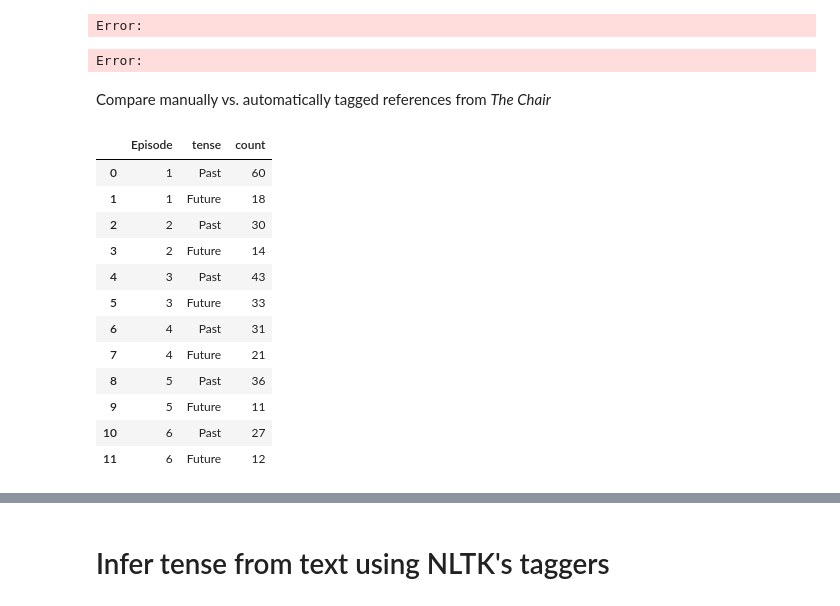
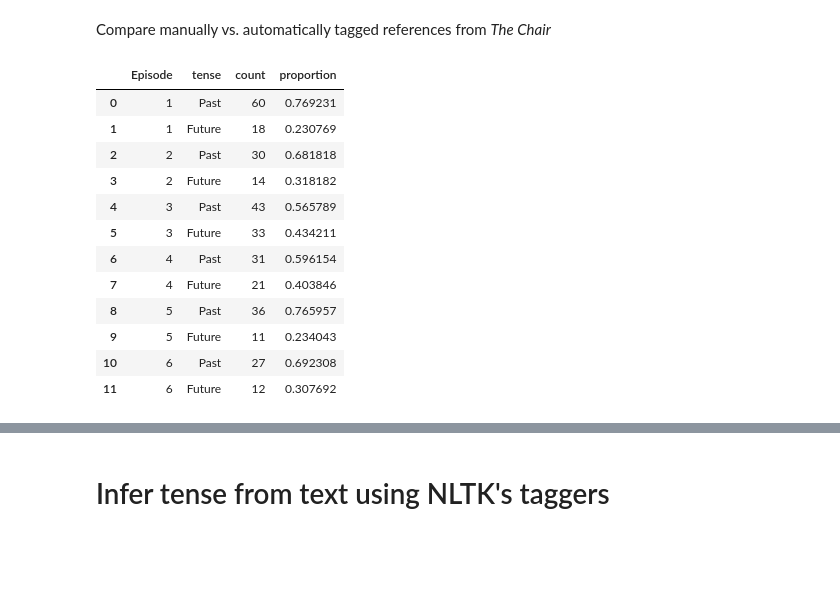
Before and after one commit to ContextLab/prediction-retrodiction-paper, a Jupyter notebook: code/meta-analysis.ipynb, the cells around one changed output, grey strips where cells are left out. Cells and saved outputs as stored; diff of their text form; code cells hidden in the pictures; blank space fills up the shorter version.

Commit message:
backing up automatic tagging and comparison analysis with manually tagged events from The Chair

```diff
--- a/code/meta-analysis.ipynb
+++ b/code/meta-analysis.ipynb
@@ -101,16 +34,3 @@ from langchain.prompts import PromptTemplate
-# %%
-hf_api_key_fname = Path.cwd().parent.joinpath('data', 'hf_api_key.txt')
-with open(hf_api_key_fname) as f:
-    hf_api_key = f.read().strip()
-
-llm = HuggingFacePipeline.from_model_id(
-    model_id='meta-llama/Llama-2-70b-chat-hf',
-    task='text-generation',
-    model_kwargs={'max_length': 64, 'token': hf_api_key}
-)
-# %% [output]
-Error:
-Error:
 # %%
 prompt_file = Path.cwd().parent.joinpath('data', 'prompt.txt')
 api_key_file = Path.cwd().parent.joinpath('data', 'api_key.txt')
@@ -235,35 +137,36 @@ Compare manually vs. automatically tagged references from *The Chair*
 # %%
 # fill in proportions for manual reference counts
 ref_fname = str(Path.cwd().parent.joinpath('data', 'the_chair', 'the_chair_manual_reference_counts.csv'))
 manual = pd.read_csv(ref_fname)
 manual['Total'] = manual['Past'] + manual['Future']
 
 # # compute proportions
 # manual['p(Past)'] = manual['Past'] / manual['Total']
 # manual['p(Future)'] = manual['Future'] / manual['Total']
 
 manual.reset_index(inplace=True)
 manual['Episode'] = manual['index'] + 1
 manual.drop(['index', 'Total'], axis=1, inplace=True)
 
 manual = manual.melt(var_name='tense', value_name='count', id_vars=['Episode'])
 manual.sort_values(['Episode'], inplace=True)
 manual.reset_index(inplace=True, drop=True)
+manual['proportion'] = manual['count'] / manual.groupby('Episode')['count'].transform('sum')
 manual
 # %% [output]
-|  | Episode | tense | count |
-| 0 | 1 | Past | 60 |
-| 1 | 1 | Future | 18 |
-| 2 | 2 | Past | 30 |
-| 3 | 2 | Future | 14 |
-| 4 | 3 | Past | 43 |
-| 5 | 3 | Future | 33 |
-| 6 | 4 | Past | 31 |
-| 7 | 4 | Future | 21 |
-| 8 | 5 | Past | 36 |
-| 9 | 5 | Future | 11 |
-| 10 | 6 | Past | 27 |
-| 11 | 6 | Future | 12 |
+|  | Episode | tense | count | proportion |
+| 0 | 1 | Past | 60 | 0.769231 |
+| 1 | 1 | Future | 18 | 0.230769 |
+| 2 | 2 | Past | 30 | 0.681818 |
+| 3 | 2 | Future | 14 | 0.318182 |
+| 4 | 3 | Past | 43 | 0.565789 |
+| 5 | 3 | Future | 33 | 0.434211 |
+| 6 | 4 | Past | 31 | 0.596154 |
+| 7 | 4 | Future | 21 | 0.403846 |
+| 8 | 5 | Past | 36 | 0.765957 |
+| 9 | 5 | Future | 11 | 0.234043 |
+| 10 | 6 | Past | 27 | 0.692308 |
+| 11 | 6 | Future | 12 | 0.307692 |
 # %%
 chair_dir = Path.cwd().parent.joinpath('data', 'the_chair')
 
```
Also changed, not shown: parts of 22 cells of this notebook, 9 other files.
